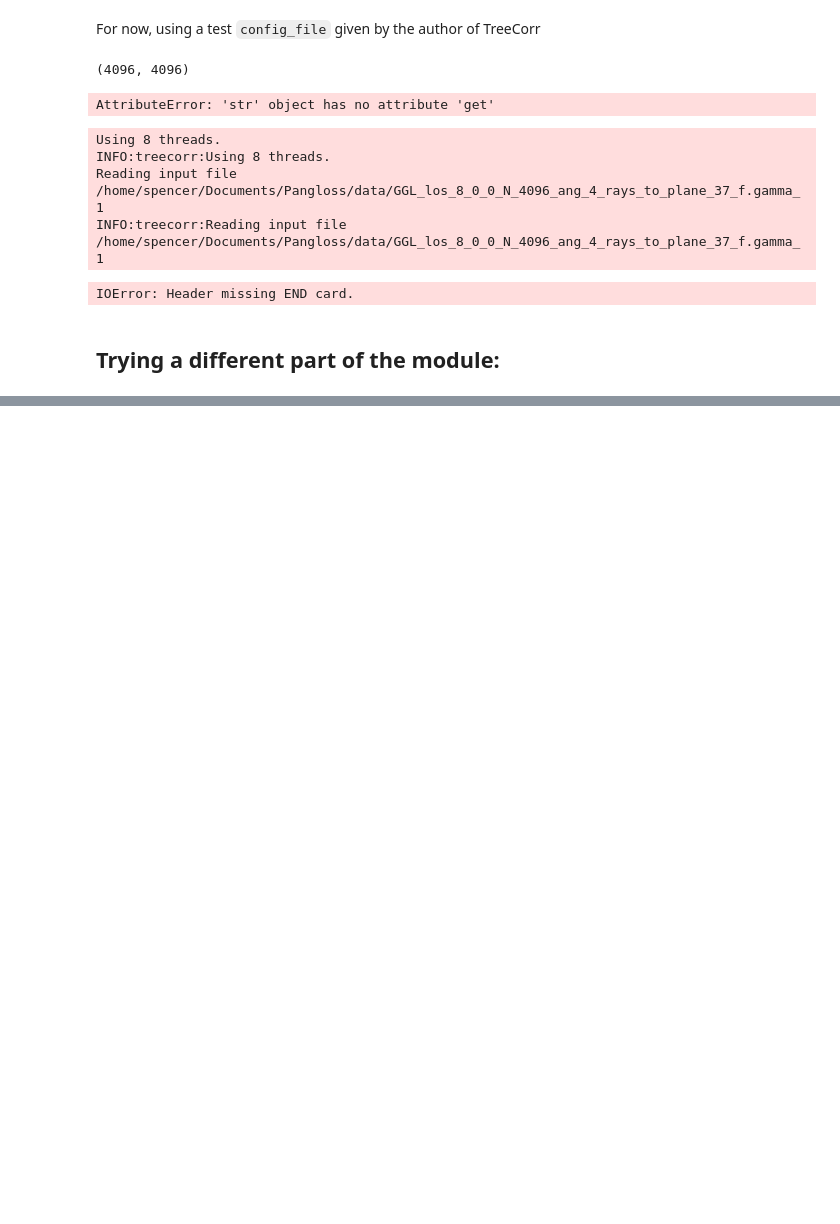
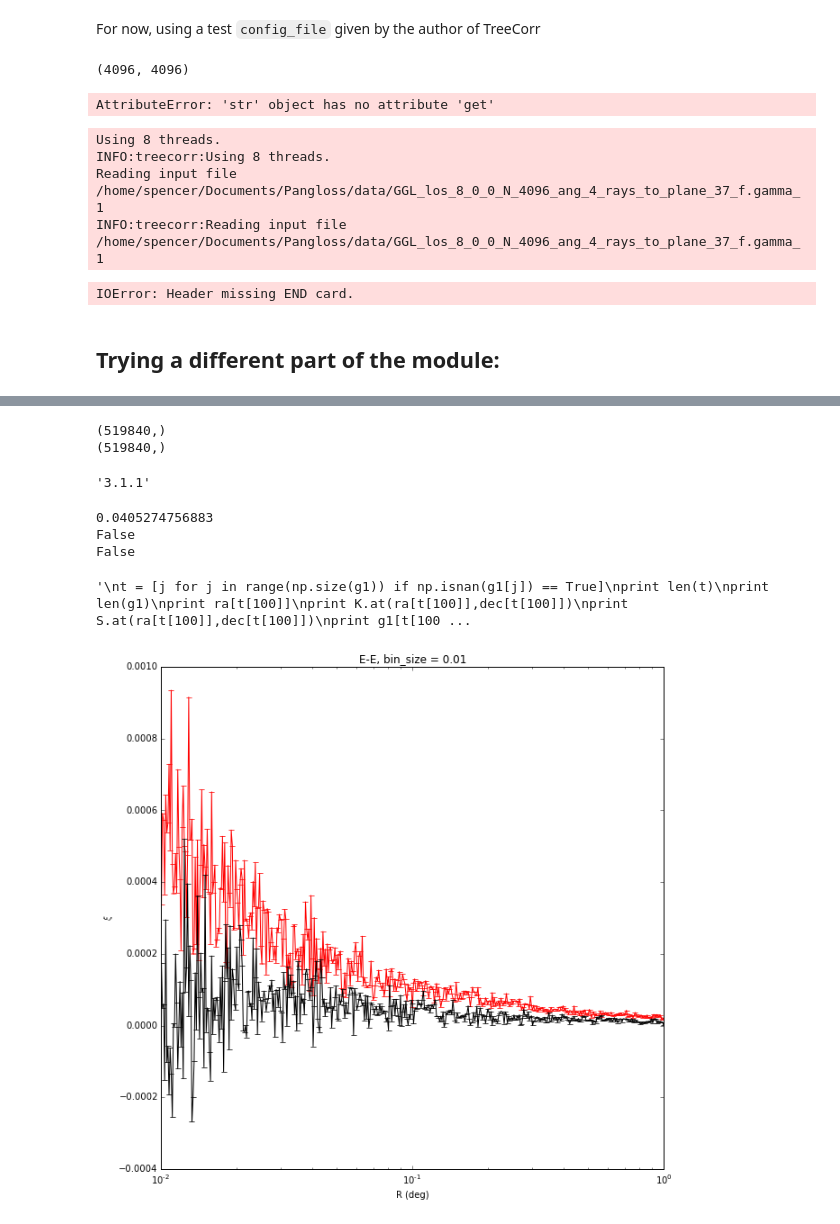
Before and after one commit to drphilmarshall/Pangloss, a Jupyter notebook: demos/CalculatingCorr.ipynb, the cells around one changed output, grey strips where cells are left out. Drawn from its saved outputs; the diff is of its cells as text; code cells hidden in the pictures; blank space fills up the shorter version.

```diff
--- a/demos/CalculatingCorr.ipynb
+++ b/demos/CalculatingCorr.ipynb
@@ -64,0 +81,27 @@ IOError: Header missing END card.
+# %%
+galaxies = B.galaxies
+
+ra = np.rad2deg(galaxies['RA'])
+dec = np.rad2deg(galaxies['Dec'])
+g1 = galaxies['e1']
+g2 = galaxies['e2']
+k = galaxies['kappa']
+w = np.ones(np.size(ra))
+binsize = .01
+print np.shape(g1)
+print np.shape(w)
+# %% [output]
+(519840,)
+(519840,)
+# %%
+binsize=0.01
+min_sep = 0.01
+max_sep = 1
+# %%
+treecorr.version
+# %% [output]
+'3.1.1'
+# %%
+cat_lens = treecorr.Catalog(ra=ra, dec=dec, g1=galaxies['e1'], g2=galaxies['e2'], ra_units='deg', dec_units='deg')
+# %%
+gg1 = treecorr.GGCorrelation(bin_size=binsize, min_sep=min_sep, max_sep=max_sep, sep_units='deg', bin_slop=0.05/binsize)
@@ -64,0 +110,28 @@ IOError: Header missing END card.
+# %%
+# Small binsize, 0.01 to 1 deg
+plt.errorbar(np.exp(gg1.logr), gg1.xip, gg1.varxi, c='r')
+plt.errorbar(np.exp(gg1.logr), gg1.xim, gg1.varxi, c='k')
+plt.xscale('log')
+plt.ylabel(r'$\xi$')
+plt.xlabel('R (deg)')
+plt.gcf().set_size_inches(10,10)
+plt.gca().set_xlim(min_sep,max_sep)
+plt.title('E-E, bin_size = '+str(binsize))
+print cat_lens.varg
+print np.isnan(g1).any()
+print np.isnan(g2).any()
+'''
+t = [j for j in range(np.size(g1)) if np.isnan(g1[j]) == True]
+print len(t)
+print len(g1)
+print ra[t[100]]
+print K.at(ra[t[100]],dec[t[100]])
+print S.at(ra[t[100]],dec[t[100]])
+print g1[t[100]]
+'''
+# %% [output]
+0.0405274756883
+False
+False
+'\nt = [j for j in range(np.size(g1)) if np.isnan(g1[j]) == True]\nprint len(t)\nprint len(g1)\nprint ra[t[100]]\nprint K.at(ra[t[100]],dec[t[100]])\nprint S.at(ra[t[100]],dec[t[100]])\nprint g1[t[100 ...
+[figure, added]
```
Also changed, not shown: parts of 29 cells of this notebook, 1 other file.
